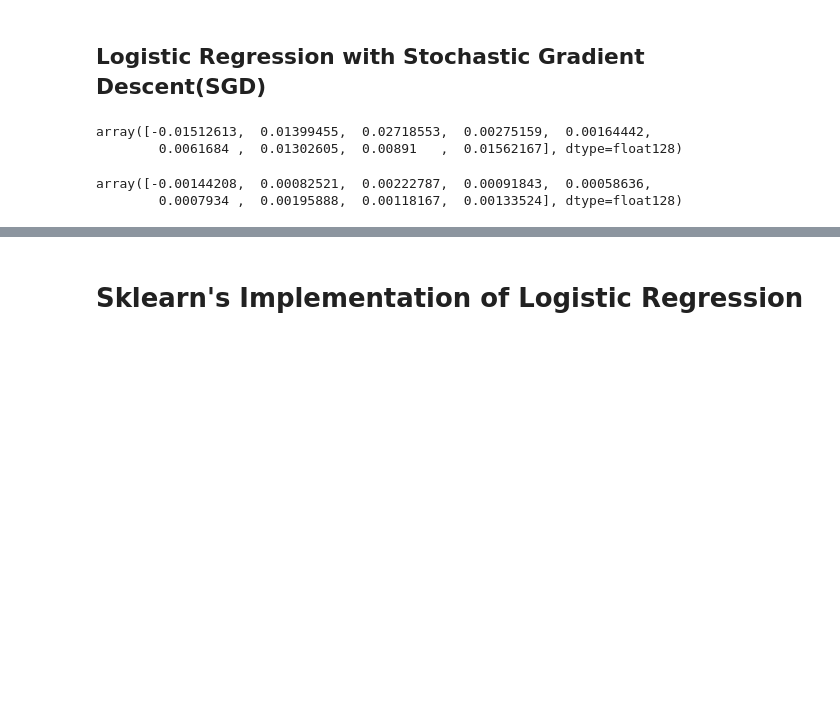
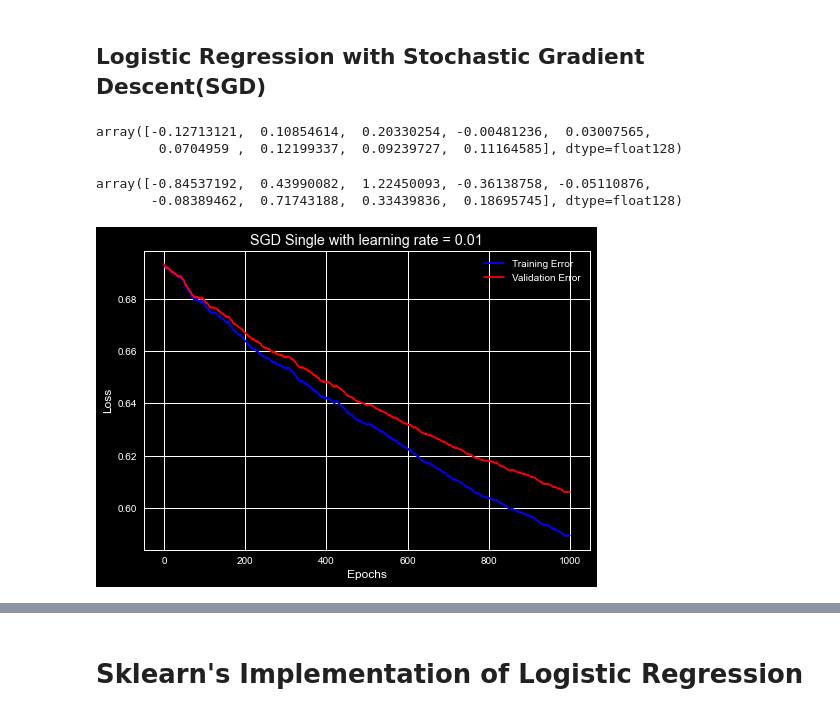
Before and after one commit to PritishWadhwa/ML-Assignments, a Jupyter notebook: Assignment1/Q2.ipynb, the cells around one changed output, grey strips where cells are left out. Saved outputs shown, nothing was run; the diff lists cells and outputs as text; code cells hidden in the pictures; blank space fills up the shorter version.

```diff
--- a/Assignment1/Q2.ipynb
+++ b/Assignment1/Q2.ipynb
@@ -345,17 +341,17 @@ def stochasticGradientDescentAll(X_train, y_train, X_validation, y_validation, l
     return theta, trainErrorList, validationErrorList
 # %%
-mainTheta, trainErrorList, validationErrorList = stochasticGradientDescentSingle(
-    X_train, y_train, X_validation, y_validation, 0.001, 1000)
-mainTheta
+singleTheta, trainErrorList, validationErrorList = stochasticGradientDescentSingle(
+    X_train, y_train, X_validation, y_validation, 0.01, 1000)
+singleTheta
 # %% [output]
-array([-0.01512613,  0.01399455,  0.02718553,  0.00275159,  0.00164442,
-        0.0061684 ,  0.01302605,  0.00891   ,  0.01562167], dtype=float128)
+array([-0.12713121,  0.10854614,  0.20330254, -0.00481236,  0.03007565,
+        0.0704959 ,  0.12199337,  0.09239727,  0.11164585], dtype=float128)
 # %%
-mainTheta, trainErrorList, validationErrorList = stochasticGradientDescentAll(
-    X_train, y_train, X_validation, y_validation, 0.001, 100)
-mainTheta
+allTheta, trainErrorList, validationErrorList = stochasticGradientDescentAll(
+    X_train, y_train, X_validation, y_validation, 0.01, 100)
+allTheta
 # %% [output]
-array([-0.00144208,  0.00082521,  0.00222787,  0.00091843,  0.00058636,
-        0.0007934 ,  0.00195888,  0.00118167,  0.00133524], dtype=float128)
+array([-0.84537192,  0.43990082,  1.22450093, -0.36138758, -0.05110876,
+       -0.08389462,  0.71743188,  0.33439836,  0.18695745], dtype=float128)
 # %%
 def drawSGDSinglePlots(learningRate=0.01, maxEpochs=1000):
@@ -370 +392,5 @@ def drawSGDSinglePlots(learningRate=0.01, maxEpochs=1000):
+# %%
+drawSGDSinglePlots(0.01, 1000)
+# %% [output]
+[figure, added]
 # %%
```
Also changed, not shown: parts of 32 cells of this notebook, 23 other files.
